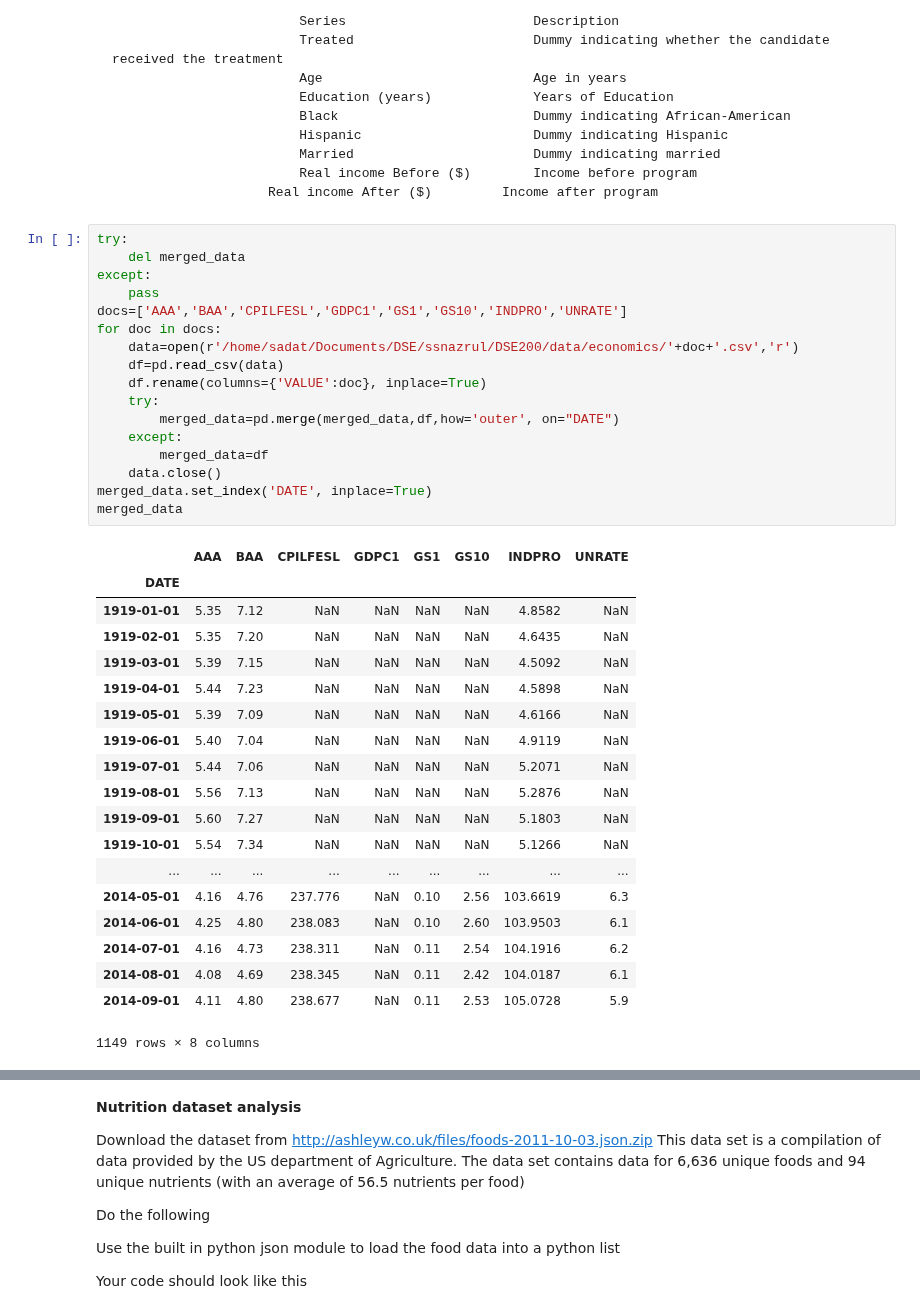
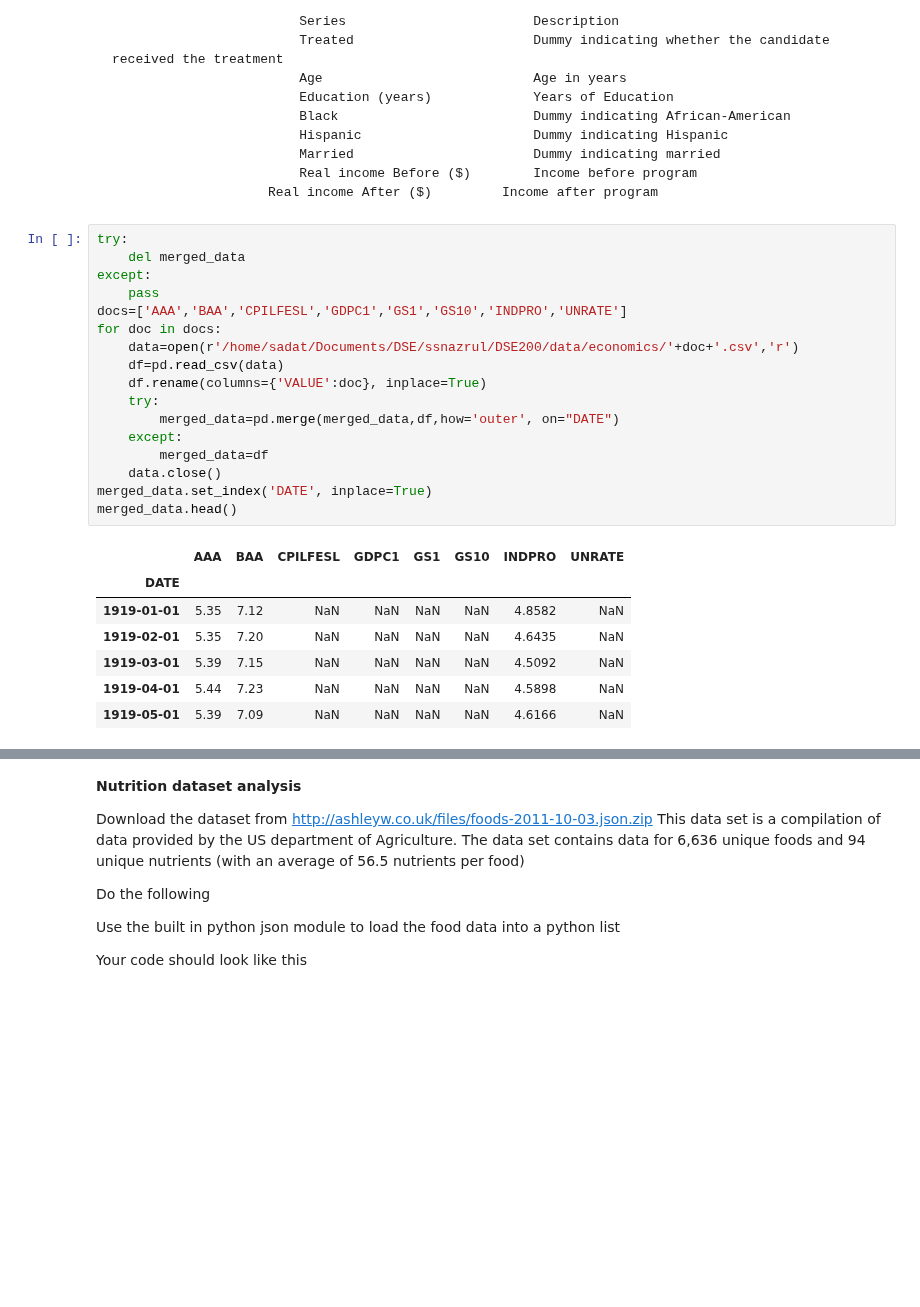
Before and after one commit to snazrul1/ssnazrul, a Jupyter notebook: DSE200/day_3_models_and_learning/03_Exercises.ipynb, the cells around one changed output, grey strips where cells are left out. Drawn from its saved outputs; the diff is of its cells as text; blank space fills up the shorter version.

```diff
--- a/DSE200/day_3_models_and_learning/03_Exercises.ipynb
+++ b/DSE200/day_3_models_and_learning/03_Exercises.ipynb
@@ -50,38 +52,26 @@ Note: Processing the data is of utmost importance for better readability and und
 # %%
 try:
     del merged_data
 except:
     pass
 docs=['AAA','BAA','CPILFESL','GDPC1','GS1','GS10','INDPRO','UNRATE']
 for doc in docs:
     data=open(r'/home/sadat/Documents/DSE/ssnazrul/DSE200/data/economics/'+doc+'.csv','r')
     df=pd.read_csv(data)
     df.rename(columns={'VALUE':doc}, inplace=True)
     try:
         merged_data=pd.merge(merged_data,df,how='outer', on="DATE")
     except:
         merged_data=df
     data.close()
 merged_data.set_index('DATE', inplace=True)
-merged_data
+merged_data.head()
 # %% [output]
 |  | AAA | BAA | CPILFESL | GDPC1 | GS1 | GS10 | INDPRO | UNRATE |
 | DATE |  |  |  |  |  |  |  |  |
 | 1919-01-01 | 5.35 | 7.12 | NaN | NaN | NaN | NaN | 4.8582 | NaN |
 | 1919-02-01 | 5.35 | 7.20 | NaN | NaN | NaN | NaN | 4.6435 | NaN |
 | 1919-03-01 | 5.39 | 7.15 | NaN | NaN | NaN | NaN | 4.5092 | NaN |
 | 1919-04-01 | 5.44 | 7.23 | NaN | NaN | NaN | NaN | 4.5898 | NaN |
 | 1919-05-01 | 5.39 | 7.09 | NaN | NaN | NaN | NaN | 4.6166 | NaN |
-| 1919-06-01 | 5.40 | 7.04 | NaN | NaN | NaN | NaN | 4.9119 | NaN |
-| 1919-07-01 | 5.44 | 7.06 | NaN | NaN | NaN | NaN | 5.2071 | NaN |
-| 1919-08-01 | 5.56 | 7.13 | NaN | NaN | NaN | NaN | 5.2876 | NaN |
-| 1919-09-01 | 5.60 | 7.27 | NaN | NaN | NaN | NaN | 5.1803 | NaN |
-| 1919-10-01 | 5.54 | 7.34 | NaN | NaN | NaN | NaN | 5.1266 | NaN |
-| ... | ... | ... | ... | ... | ... | ... | ... | ... |
-| 2014-05-01 | 4.16 | 4.76 | 237.776 | NaN | 0.10 | 2.56 | 103.6619 | 6.3 |
-| 2014-06-01 | 4.25 | 4.80 | 238.083 | NaN | 0.10 | 2.60 | 103.9503 | 6.1 |
-| 2014-07-01 | 4.16 | 4.73 | 238.311 | NaN | 0.11 | 2.54 | 104.1916 | 6.2 |
-| 2014-08-01 | 4.08 | 4.69 | 238.345 | NaN | 0.11 | 2.42 | 104.0187 | 6.1 |
-| 2014-09-01 | 4.11 | 4.80 | 238.677 | NaN | 0.11 | 2.53 | 105.0728 | 5.9 |
-1149 rows × 8 columns
 # %%
```
Also changed, not shown: parts of 9 cells of this notebook.
